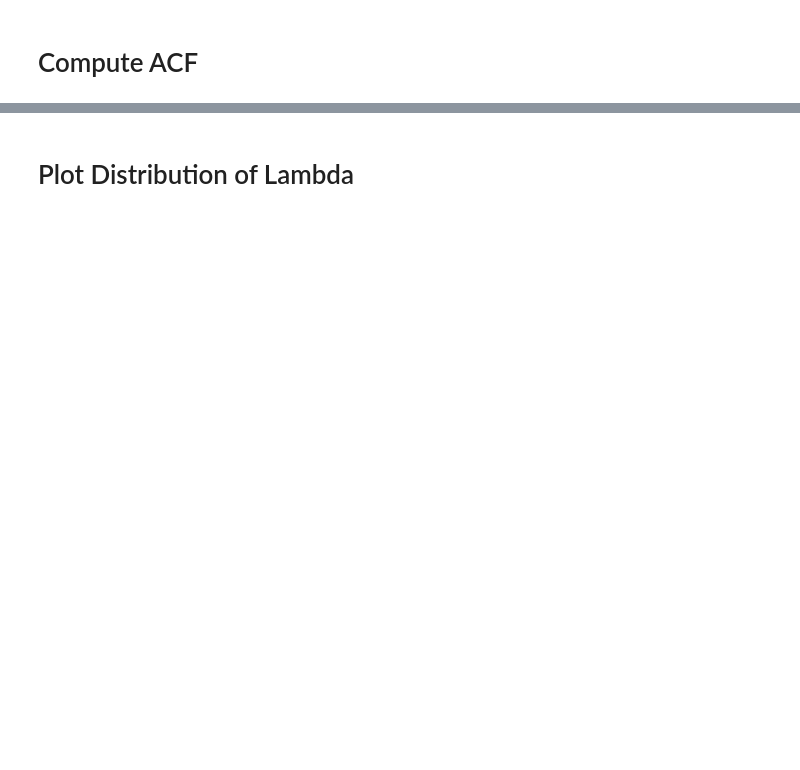
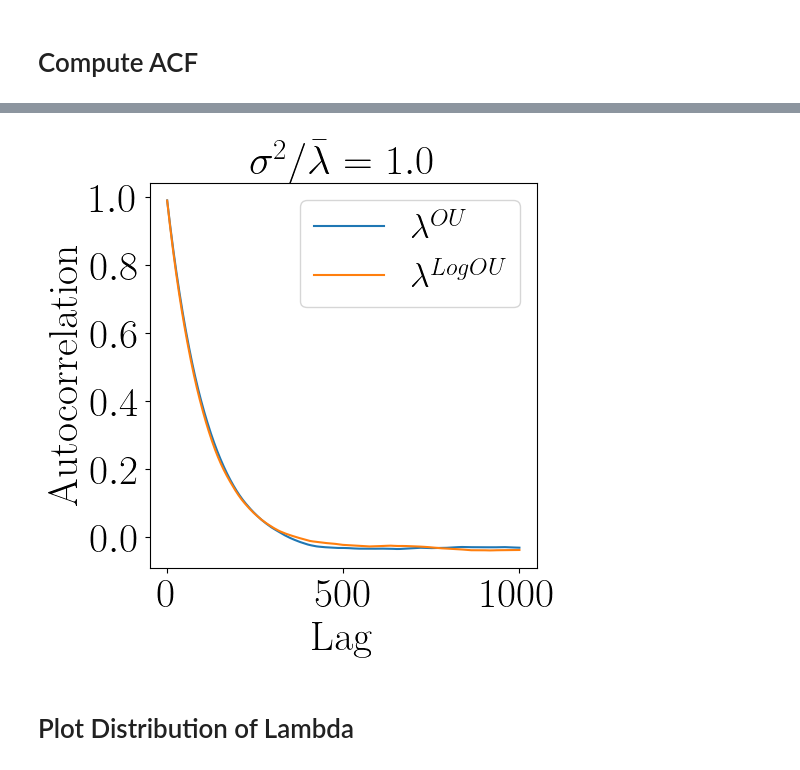
Before and after one commit to stanweer1/Stochastic_Compartmental_Bifurcations_NoiseStudy, a Jupyter notebook: generate_noise_ensemblesAndFigures.ipynb, the cells around one changed output, grey strips where cells are left out. Cells and saved outputs as stored; diff of their text form; code cells hidden in the pictures; blank space fills up the shorter version.

```diff
--- a/generate_noise_ensemblesAndFigures.ipynb
+++ b/generate_noise_ensemblesAndFigures.ipynb
@@ -402,3 +405,20 @@ plt.show()
+# %%
+fig = plt.figure(figsize=(5, 5))
+plt.plot(range(1, lag+1), acf_OU[1:], label=r'$\lambda^{OU}$')
+plt.plot(range(1, lag+1), acf_logOU[1:], label=r'$\lambda^{LogOU}$')
+plt.legend(loc='upper right', fontsize=25)
+plt.title(r'$\sigma^2 / \bar{\lambda} =$' + f' ${rel_int}$', fontsize=30)
+plt.xlabel('Lag', fontsize=30)
+plt.ylabel('Autocorrelation', fontsize=30)
+plt.grid(False)
+plt.xticks([0, lag/2, lag], fontsize=30)
+plt.yticks(fontsize=30)
+# plt.ylim([-0.1, 0.1])
+# plt.yticks([-0.1, 0, 0.1])
+plt.savefig(f'Autocorrelation_{rel_int}.png', dpi=150, bbox_inches='tight')
+plt.show()
+# %% [output]
+[figure, added]
 # %% [markdown]
 # Plot Distribution of Lambda
 # %%
```
Also changed, not shown: parts of 8 cells of this notebook.
